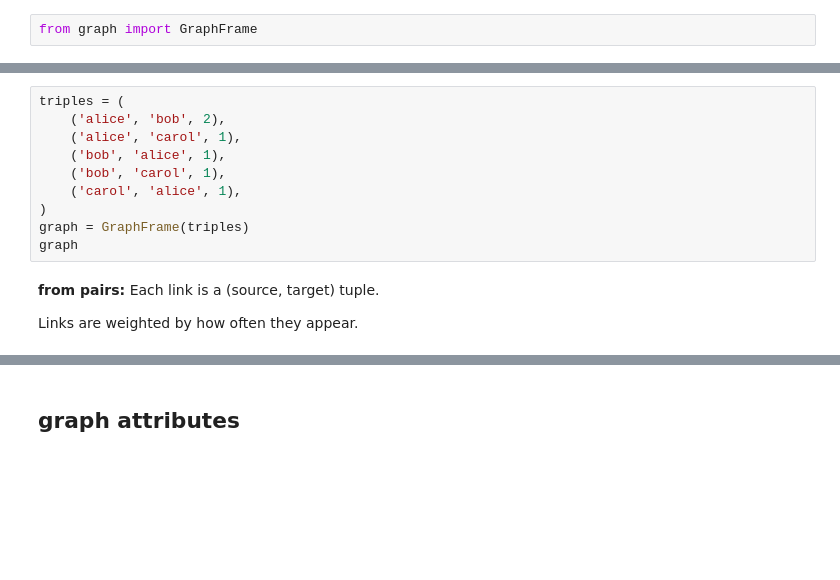
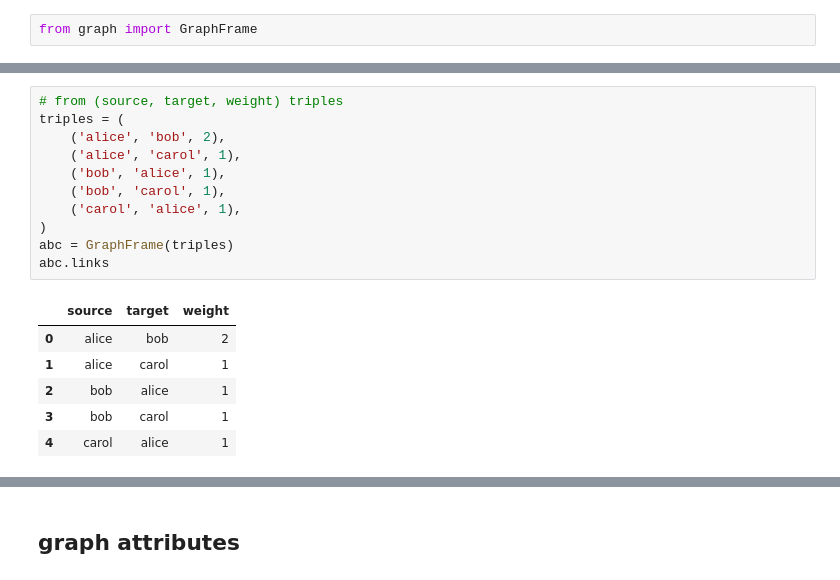
Before and after one commit to samkennerly/kingofsnake, a Jupyter notebook: books/graph.ipynb, the cells around one changed output, grey strips where cells are left out. Cells and saved outputs as stored; diff of their text form; blank space fills up the shorter version.

```diff
--- a/books/graph.ipynb
+++ b/books/graph.ipynb
@@ -64,15 +69,19 @@ For example, if the node named `a` points to the node named `b` with weight 0.1,
 # %%
+# from (source, target, weight) triples
 triples = (
     ('alice', 'bob', 2),
     ('alice', 'carol', 1),
     ('bob', 'alice', 1),
     ('bob', 'carol', 1),
     ('carol', 'alice', 1),
 )
-graph = GraphFrame(triples)
-graph
+abc = GraphFrame(triples)
+abc.links
+# %% [output]
+|  | source | target | weight |
+| 0 | alice | bob | 2 |
+| 1 | alice | carol | 1 |
+| 2 | bob | alice | 1 |
+| 3 | bob | carol | 1 |
+| 4 | carol | alice | 1 |
-# %% [markdown]
-**from pairs:** Each link is a (source, target) tuple.
-
-Links are weighted by how often they appear.
 # %%
```
Also changed, not shown: parts of 47 cells of this notebook.
